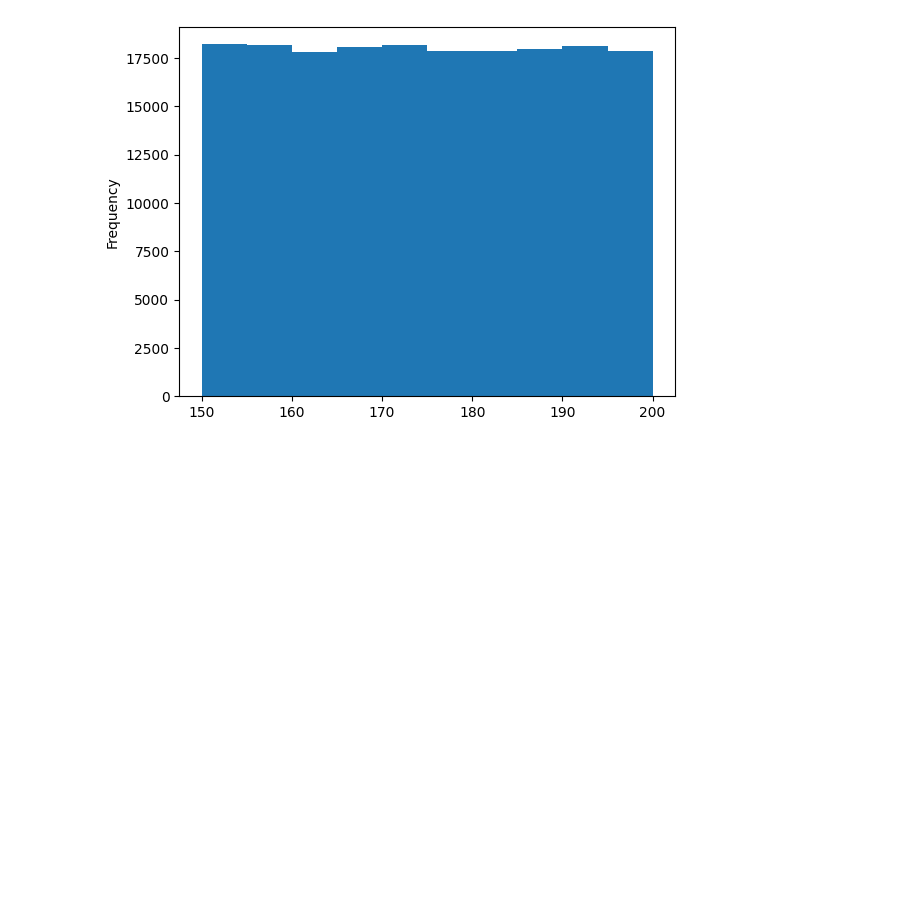
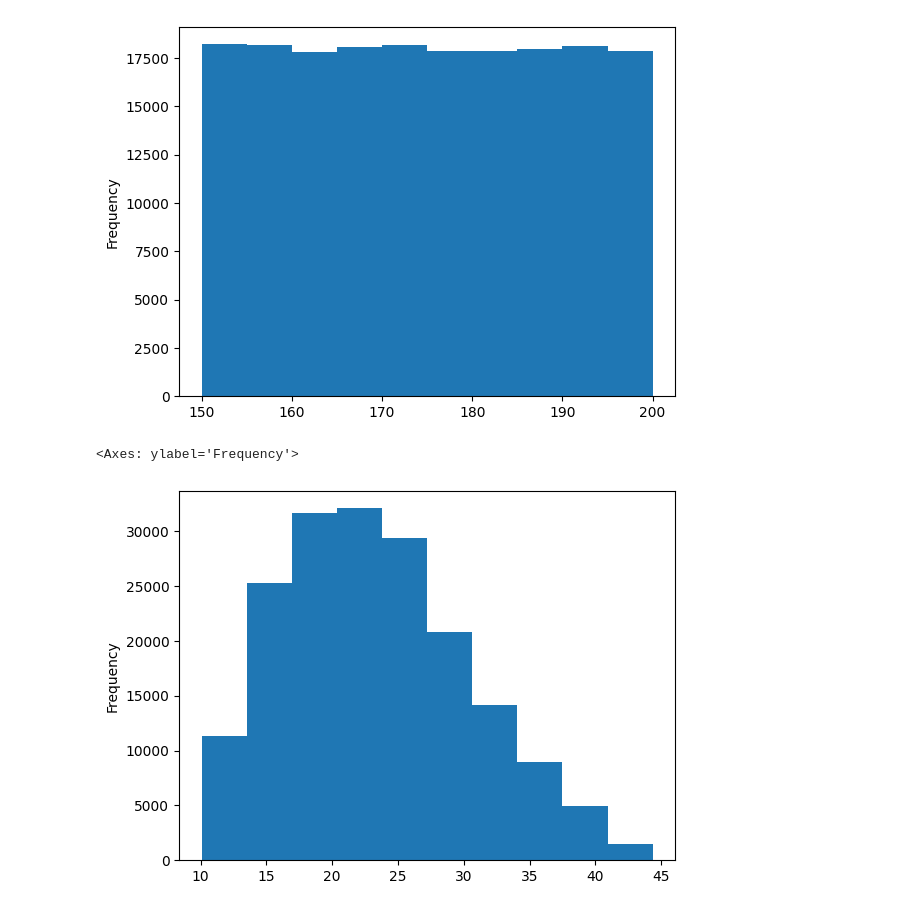
Before and after one commit to PetarKalinovski/MissingValuesTest, a Jupyter notebook: proba.ipynb, the cells around one changed output. Drawn from its saved outputs; the diff is of its cells as text; code cells hidden in the pictures; blank space fills up the shorter version.

```diff
--- a/proba.ipynb
+++ b/proba.ipynb
@@ -233,3 +233,8 @@ df["Height"].plot.hist()
 # %% [output]
 <Axes: ylabel='Frequency'>
 [figure]
+# %%
+df["BMI"].plot.hist()
+# %% [output]
+<Axes: ylabel='Frequency'>
+[figure, added]
```
Also changed, not shown: parts of 16 cells of this notebook.
